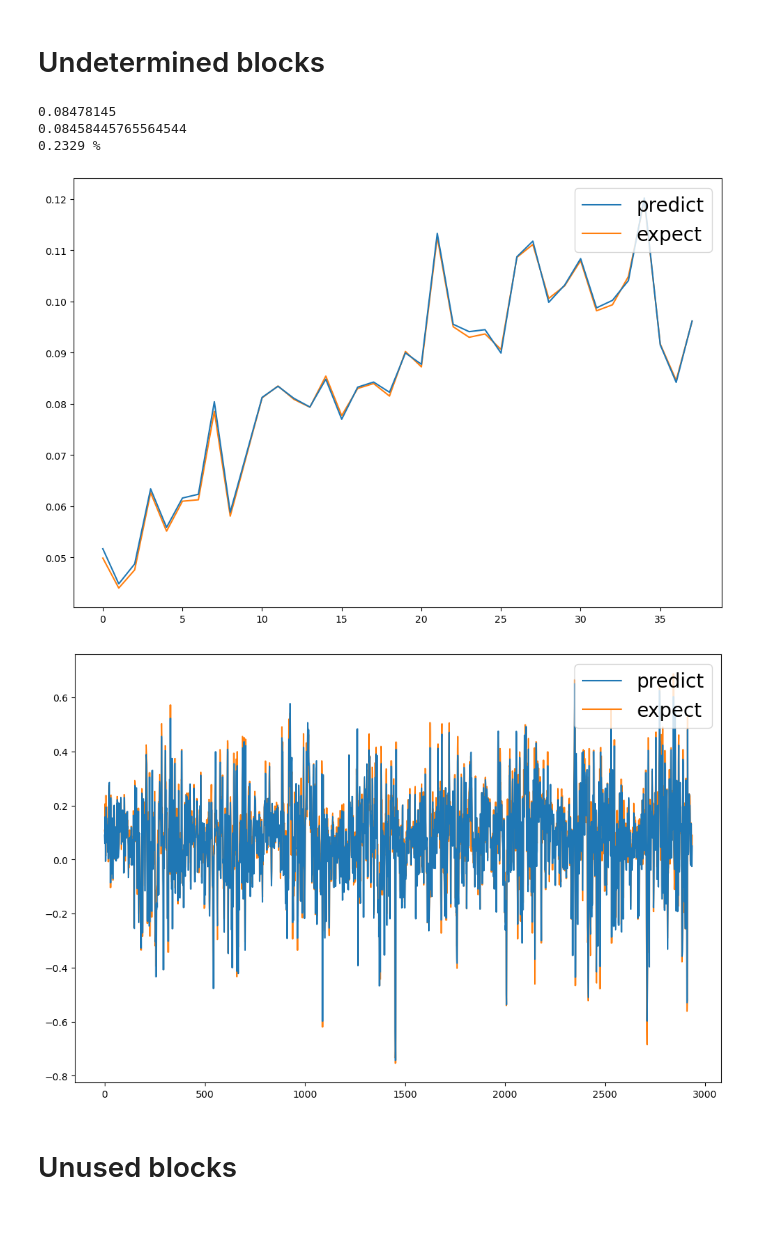
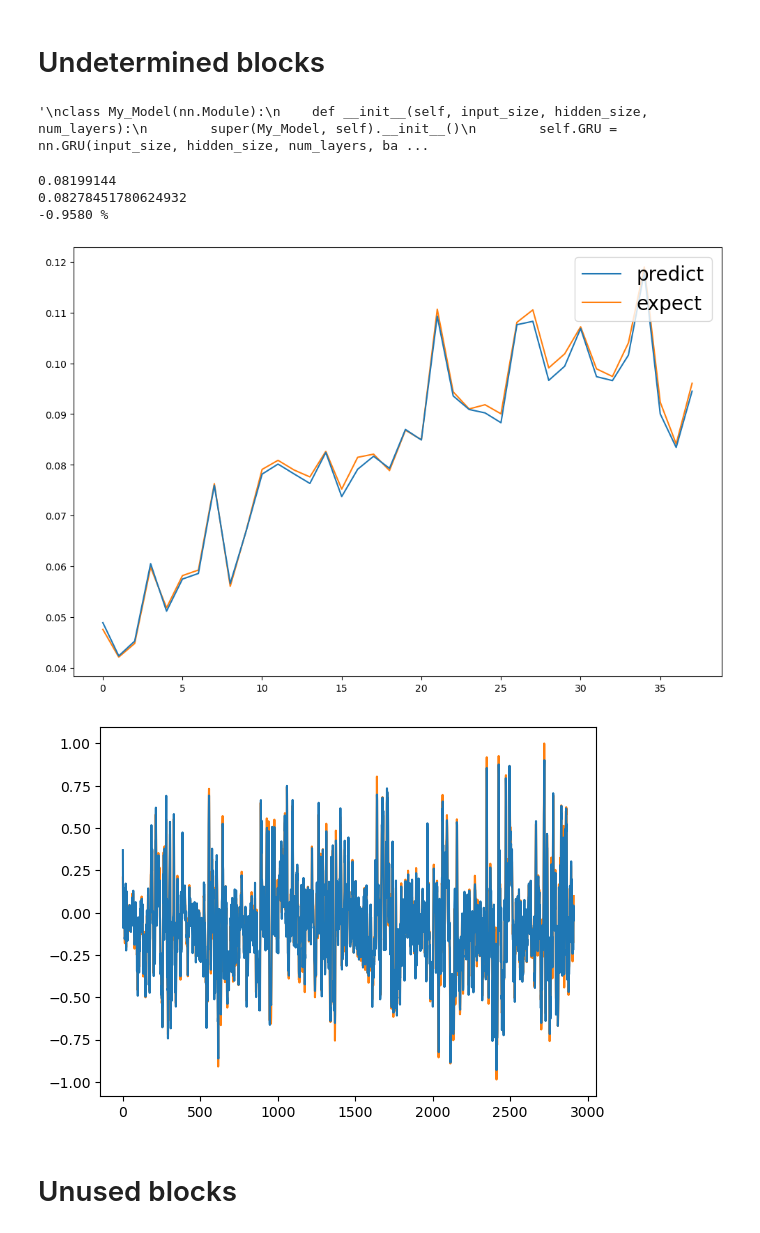
Before and after one commit to PeterLin54088/111-2_IVT_analysis, a Jupyter notebook: src/#6_GRU_VAR_compare.ipynb, the cells around one changed output. Drawn from its saved outputs; the diff is of its cells as text; code cells hidden in the pictures.

```diff
--- a/src/#6_GRU_VAR_compare.ipynb
+++ b/src/#6_GRU_VAR_compare.ipynb
@@ -26,7 +26,7 @@ from sklearn.preprocessing import MinMaxScaler
 # %%
 # Config path
 root = '/Volumes/Expansion/User_Backup/b08209033/111-2_IVT_analysis/'
-folder = '2023_0321'
+folder = '2023_0330'
 file = 'src/config.json'
 config_path = os.path.join(os.path.join(root, folder), file)
 
@@ -46,6 +46,37 @@ with open(config_path, 'w') as outfile:
 # Undetermined blocks
 # %%
 
+class My_Model(nn.Module):
+    def __init__(self, input_size, hidden_size, output_size, num_layers):
+        super(My_Model, self).__init__()
+        self.GRU = nn.GRU(input_size, hidden_size, num_layers, batch_first=True)
+        self.FC = nn.Linear(hidden_size, output_size)
+        self.GRU.weight_ih_l0.data.fill_(0)
+        self.GRU.weight_hh_l0.data.fill_(0)
+        self.FC.weight.data.fill_(0)
+        self.input_length = input_size
+        self.num_layers = num_layers
+        self.hidden_dim = hidden_size
+
+    def forward(self, x):
+        h0 = torch.zeros(self.num_layers, x.size(0), self.hidden_dim).requires_grad_()
+        out, (hn) = self.GRU(x, (h0.detach()))
+        out = self.FC(out[:, -1, :])
+        out = torch.reshape(out, (out.size()[0], 1, out.size()[-1]))
+        return out
+        """
+        hidden_state[-1] = 0
+        output, hidden_state = self.GRU(x, hidden_state)
+        return output, hidden_state
+        #return output, x[:,0,:].reshape(1,-1,self.hidden_dim)
+        """
+
+    def init_hidden(self, batch_size):
+        weight = next(self.parameters()).data
+        hidden = torch.ones(self.num_layers, batch_size, self.hidden_dim).to(device)
+        #hidden = weight.new(self.num_layers, batch_size, self.hidden_dim).zero_().to(device)
+        return hidden
+"""
 class My_Model(nn.Module):
     def __init__(self, input_size, hidden_size, num_layers):
         super(My_Model, self).__init__()
@@ -67,6 +98,9 @@ class My_Model(nn.Module):
         hidden = torch.ones(self.num_layers, batch_size, self.hidden_dim)
         #hidden = weight.new(self.num_layers, batch_size, self.hidden_dim).zero_().to(device)
         return hidden
+"""
+# %% [output]
+'\nclass My_Model(nn.Module):\n    def __init__(self, input_size, hidden_size, num_layers):\n        super(My_Model, self).__init__()\n        self.GRU = nn.GRU(input_size, hidden_size, num_layers, ba ...
 # %%
 os.chdir(config["IVTPath"])
 
@@ -101,7 +135,6 @@ targets = []
 # And time index
 times = []
 
-hidden = model.init_hidden(config['ML_batch_size'])
 for i, (x,y,t) in enumerate(test_loader):
     xn = x.detach().cpu().numpy()
     yn = y.detach().cpu().numpy()
@@ -111,7 +144,7 @@ for i, (x,y,t) in enumerate(test_loader):
         expect.append(temp[-1])
     expects.append(expect)
     with torch.no_grad():
-        pred, hidden = model(x, hidden)
+        pred = model(x)
         preds.append(pred.detach().cpu()[:,-1,:])
         targets.append(y.detach().cpu()[:,-1,:])
         times.append(t.detach().cpu()[:,-1,:])
@@ -127,9 +160,9 @@ print(mean_error_GRU)
 print(mean_error_VAR)
 print(f"{compare_rate:.4f}" ,"%")
 # %% [output]
-0.08478145
-0.08458445765564544
-0.2329 %
+0.08199144
+0.08278451780624932
+-0.9580 %
 # %%
 os.chdir(config["ImgPath"])
 """
@@ -152,15 +185,14 @@ plt.plot(error_exp, label = "expect", zorder = 4)
 plt.legend(loc = 1, prop={'size': 20})
 plt.show()
 # %% [output]
-[figure, old version]
+[figure, new version]
 # %%
-feat = 8
-plt.figure(figsize=(12,8), dpi = 100)
+feat = 0
+plt.figure()
 plt.plot(preds[:,feat], label = "predict", zorder = 5)
-plt.plot(expects[:,feat], label = "expect", zorder = 4)
-plt.legend(loc = 1, prop={'size': 20})
+plt.plot(targets[:,feat], label = "target", zorder = 4)
 plt.show()
 # %% [output]
-[figure, old version]
+[figure, new version]
 # %% [markdown]
 # Unused blocks
```
Also changed, not shown: 46 other files.
